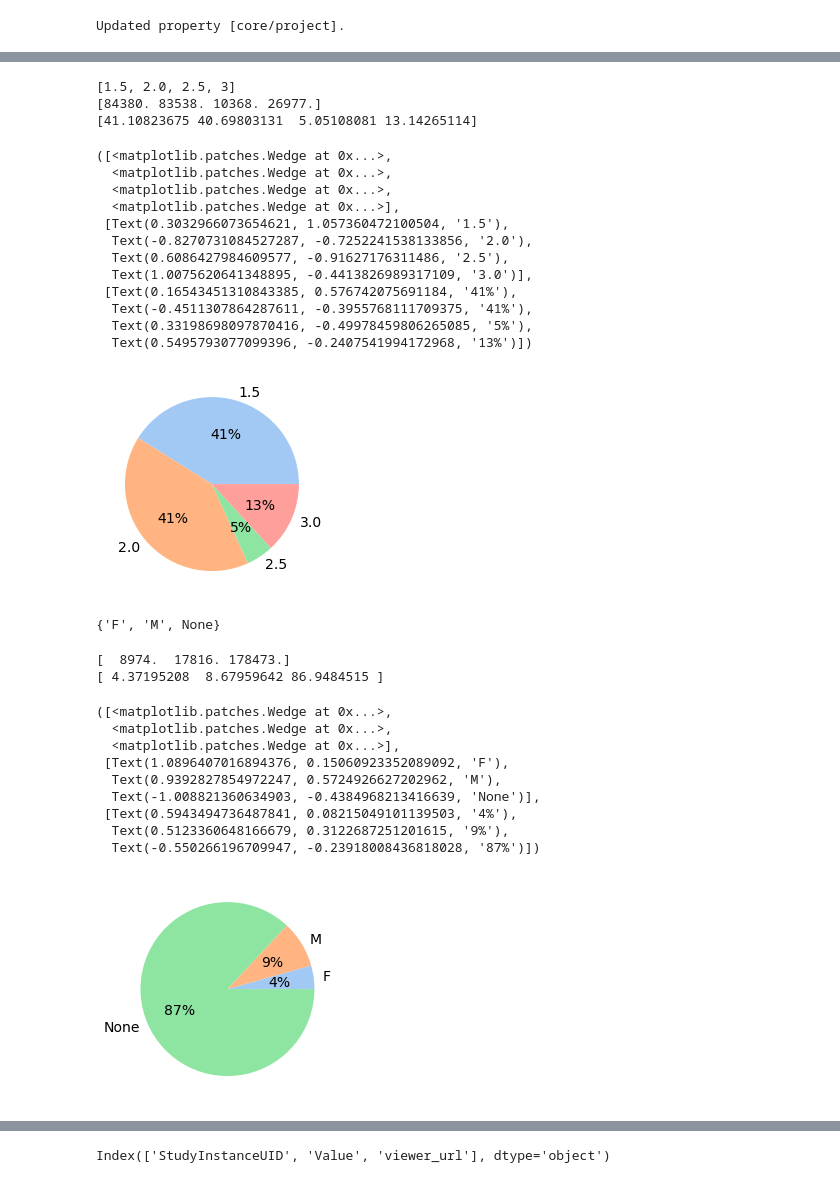
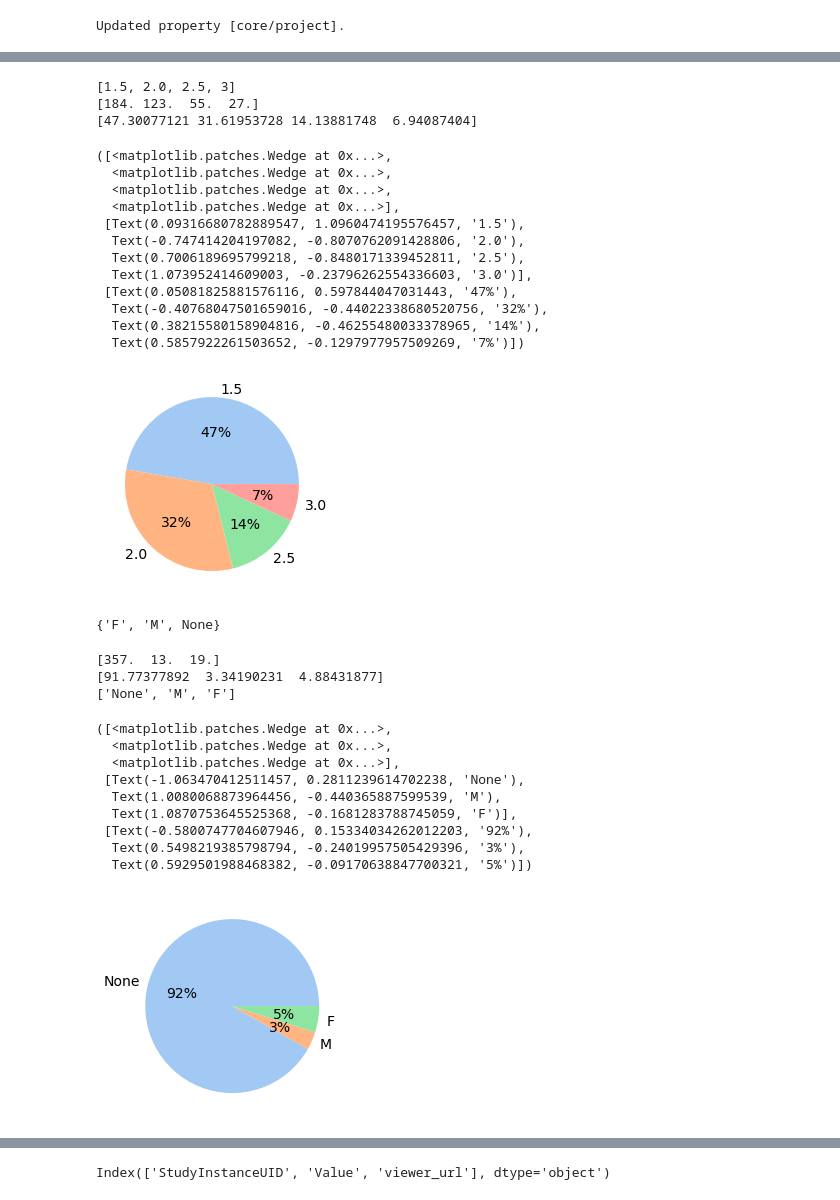
Before and after one commit to deepakri201/MIDRC_colab, a Jupyter notebook: MIDRC_df_plotting.ipynb, the cells around one changed output, grey strips where cells are left out. Drawn from its saved outputs; the diff is of its cells as text; code cells hidden in the pictures.

Commit message:
making sure plots work

```diff
--- a/MIDRC_df_plotting.ipynb
+++ b/MIDRC_df_plotting.ipynb
@@ -12,0 +12,22 @@ auth.authenticate_user()
+# %%
+# project_name = "bwh-midrc-rapid-res-1655321320"
+# bucket_name = "midrc-analysis-bwh"
+# bucket_path = "bpr-results"
+# table_name = "radiomics_features"
+
+project_name = "bwh-midrc-rapid-res-1655321320"
+# bucket_name = "midrc-analysis-bwh"
+bucket_name = "midrc-analysis-bwh-dk"
+# bucket_path = "bpr-results"
+bucket_path = "bpr-results/"
+
+dataset_table_id = "midrc_dicom_us" # This already exists
+table_view_id_name = "ct_limited_open_a1_r1_dk"
+# table_id = "bwh-midrc-rapid-res-1655321320.midrc_dicom_us.ct_limited_open_a1_r1_dk"
+
+# Tables with ohif urls
+quantitative_measurements_features_table_with_ohif = 'quantitative_measurements_features_dk_with_ohif'
+qualitative_measurements_regions_table_with_ohif = 'qualitative_measurements_regions_dk_with_ohif'
+qualitative_measurements_landmarks_table_with_ohif = 'qualitative_measurements_landmarks_dk_with_ohif'
+
+radiomics_table_name = "radiomics_features_dk"
@@ -188,7 +378,8 @@ ct_agg['pxspace'] =ct_agg['pxspace'].astype(float)
 x1  = ct_limited_open_a1_r1['SliceThickness'].tolist()
 #x1
 # %%
-v=ct_limited_open_a1_r1['SliceThickness'].tolist()
+# v=ct_limited_open_a1_r1['SliceThickness'].tolist()
+v = ct_agg['SliceThickness'].tolist()
 vset = set(v)
 v_manual = [1.5, 2., 2.5, 3]
 eps = 0.1
@@ -208,23 +399,24 @@ colors = sb.color_palette('pastel')
 plt.pie( counts, labels = ['%.1f'%x for x in v_manual], colors = colors, autopct='%.0f%%', textprops={'fontsize': 14})
 # %% [output]
 [1.5, 2.0, 2.5, 3]
-[84380. 83538. 10368. 26977.]
-[41.10823675 40.69803131  5.05108081 13.14265114]
+[184. 123.  55.  27.]
+[47.30077121 31.61953728 14.13881748  6.94087404]
 ([<matplotlib.patches.Wedge at 0x...>,
   <matplotlib.patches.Wedge at 0x...>,
   <matplotlib.patches.Wedge at 0x...>,
   <matplotlib.patches.Wedge at 0x...>],
- [Text(0.3032966073654621, 1.057360472100504, '1.5'),
-  Text(-0.8270731084527287, -0.7252241538133856, '2.0'),
-  Text(0.6086427984609577, -0.91627176311486, '2.5'),
-  Text(1.0075620641348895, -0.4413826989317109, '3.0')],
- [Text(0.16543451310843385, 0.576742075691184, '41%'),
-  Text(-0.4511307864287611, -0.3955768111709375, '41%'),
-  Text(0.33198698097870416, -0.49978459806265085, '5%'),
-  Text(0.5495793077099396, -0.2407541994172968, '13%')])
+ [Text(0.09316680782889547, 1.0960474195576457, '1.5'),
+  Text(-0.747414204197082, -0.8070762091428806, '2.0'),
+  Text(0.7006189695799218, -0.8480171339452811, '2.5'),
+  Text(1.073952414609003, -0.23796262554336603, '3.0')],
+ [Text(0.05081825881576116, 0.597844047031443, '47%'),
+  Text(-0.40768047501659016, -0.44022338680520756, '32%'),
+  Text(0.38215580158904816, -0.46255480033378965, '14%'),
+  Text(0.5857922261503652, -0.1297977957509269, '7%')])
-[figure, old version]
+[figure, new version]
 # %%
-v1=ct_limited_open_a1_r1['PatientSex'].tolist()
+# v1=ct_limited_open_a1_r1['PatientSex'].tolist()
+v1 = ct_agg['PatientSex'].tolist()
 vset = set(v1)
 vset
 # %% [output]
@@ -232,34 +424,35 @@ vset
 # %%
 counts = np.zeros(len(vset))
 vlist = list(vset)
 for k in v1:
-    counts[vlist.index(k)]+=1
-
-
+  counts[vlist.index(k)]+=1
 
 print(counts)
 counts = counts/np.sum(counts)*100
 print(counts)
 
 #define Seaborn color palette to use
 colors = sb.color_palette('pastel')
 
-labels = ['F', 'M', 'None']
+# labels = ['F', 'M', 'None']
+labels = vlist
+labels = [str(f) for f in labels]
 
 plt.pie( counts, labels=labels, colors = colors, autopct='%.0f%%', textprops={'fontsize': 14})
 # %% [output]
-[  8974.  17816. 178473.]
-[ 4.37195208  8.67959642 86.9484515 ]
+[357.  13.  19.]
+[91.77377892  3.34190231  4.88431877]
+['None', 'M', 'F']
 ([<matplotlib.patches.Wedge at 0x...>,
   <matplotlib.patches.Wedge at 0x...>,
   <matplotlib.patches.Wedge at 0x...>],
- [Text(1.0896407016894376, 0.15060923352089092, 'F'),
-  Text(0.9392827854972247, 0.5724926627202962, 'M'),
-  Text(-1.008821360634903, -0.4384968213416639, 'None')],
- [Text(0.5943494736487841, 0.08215049101139503, '4%'),
-  Text(0.5123360648166679, 0.3122687251201615, '9%'),
-  Text(-0.550266196709947, -0.23918008436818028, '87%')])
+ [Text(-1.063470412511457, 0.2811239614702238, 'None'),
+  Text(1.0080068873964456, -0.440365887599539, 'M'),
+  Text(1.0870753645525368, -0.1681283788745059, 'F')],
+ [Text(-0.5800747704607946, 0.15334034262012203, '92%'),
+  Text(0.5498219385798794, -0.24019957505429396, '3%'),
+  Text(0.5929501988468382, -0.09170638847700321, '5%')])
-[figure, old version]
+[figure, new version]
 # %%
 # plot selected
 
```
Also changed, not shown: parts of 36 cells of this notebook.
